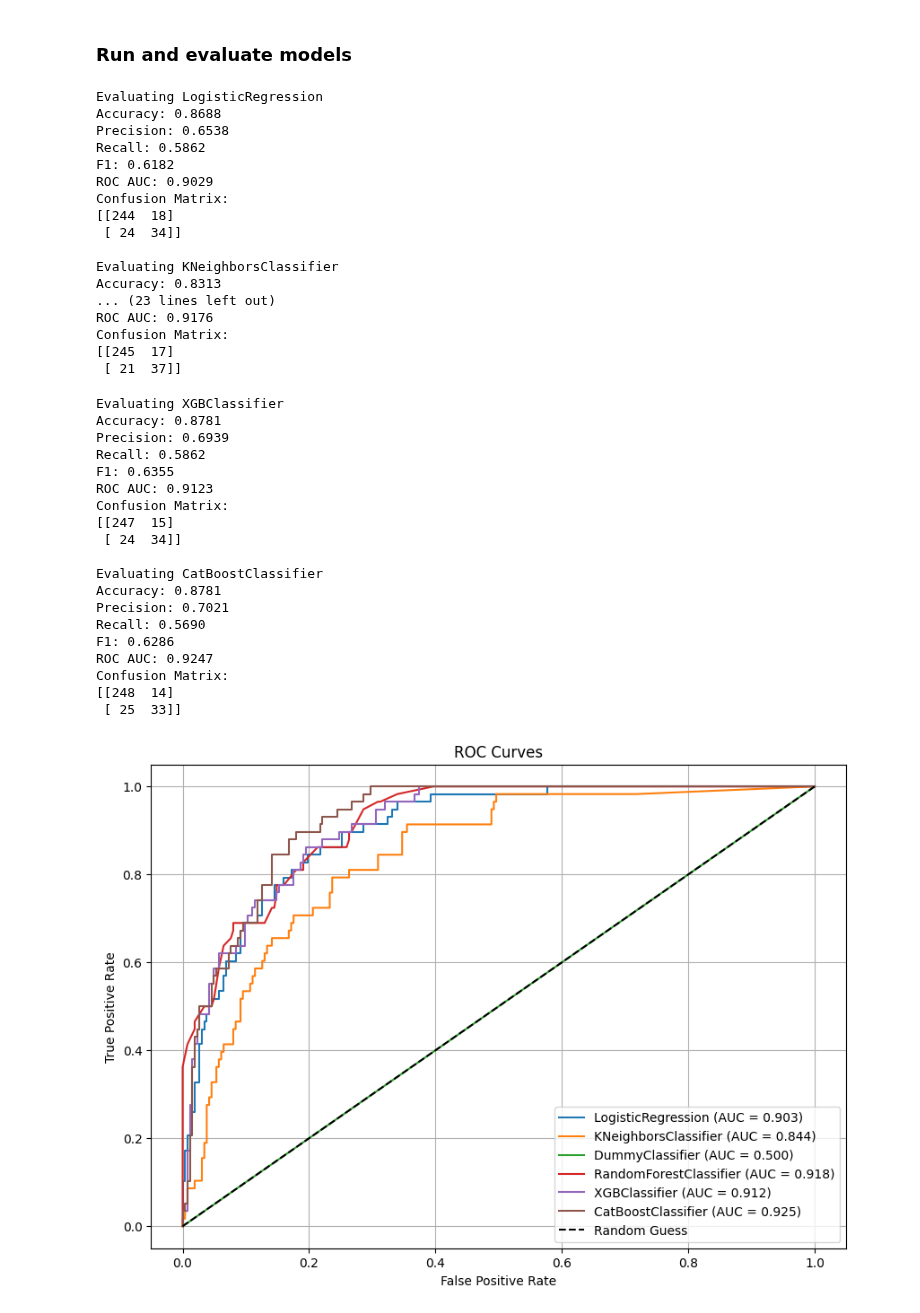
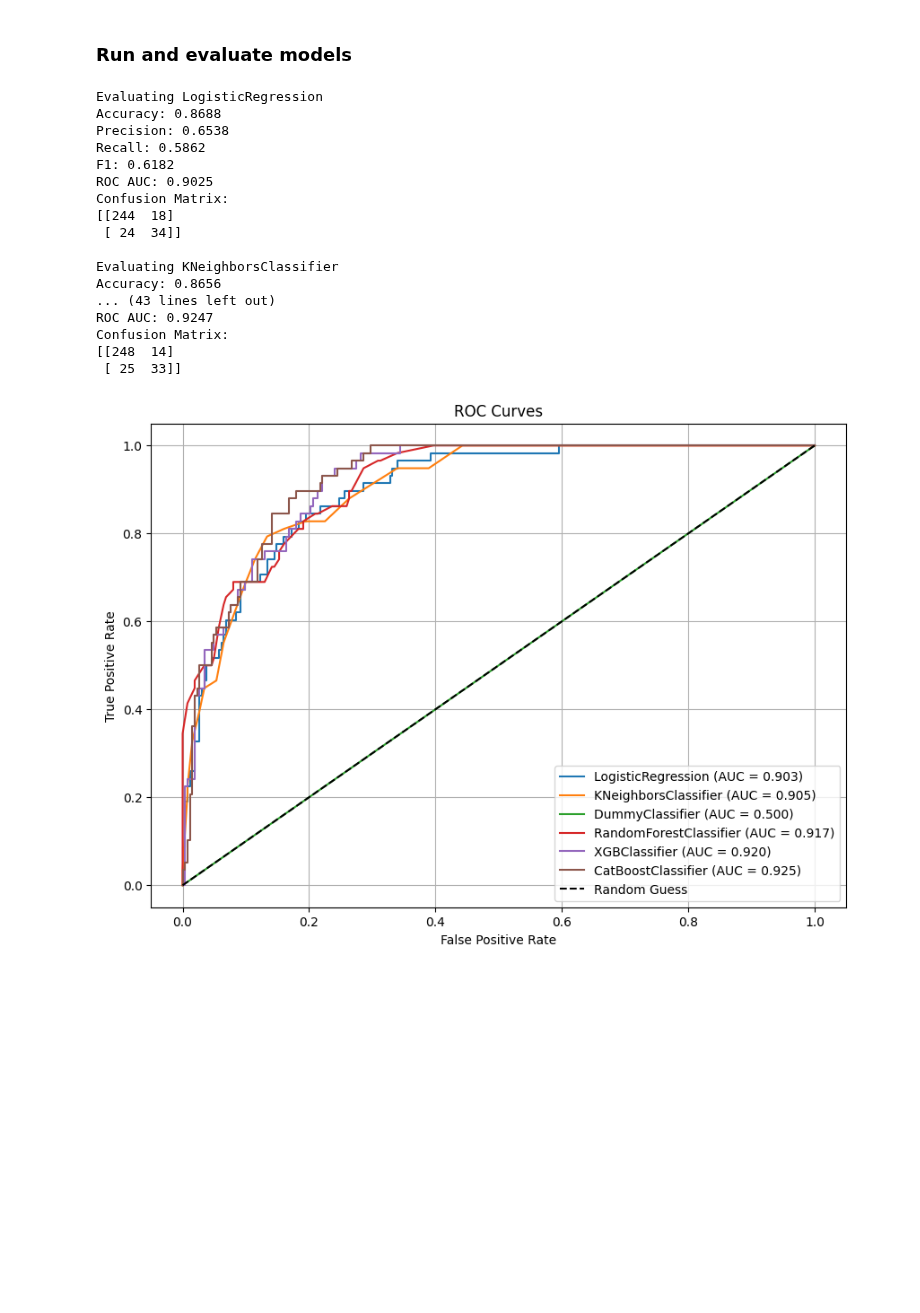
Before and after one commit to AlbertBS2/Predict-Bikes-Availability, a Jupyter notebook: main.ipynb, the cells around one changed output. Saved outputs shown, nothing was run; the diff lists cells and outputs as text; code cells hidden in the pictures; blank space fills up the shorter version.

Commit message:
Feat: Update using the normalized dataset

```diff
--- a/main.ipynb
+++ b/main.ipynb
@@ -16,61 +16,46 @@ from catboost import CatBoostClassifier
 log_reg = load_model_from_json(LogisticRegression, 'output/best_params/logreg_best_params.json')
 knn = load_model_from_json(KNeighborsClassifier, 'output/best_params/knn_best_params.json')
 naive = DummyClassifier(strategy='most_frequent', random_state=0)
-rf = load_model_from_json(RandomForestClassifier, 'output/best_params/rf_best.json')
+rf = load_model_from_json(RandomForestClassifier, 'output/best_params/rf_best_params.json')
 xgb = load_model_from_json(XGBClassifier, 'output/best_params/xgb_best_params.json')
 cb = load_model_from_json(CatBoostClassifier, 'output/best_params/catboost_best_params.json')
 
 
 models = [log_reg, knn, naive, rf, xgb, cb]
 
 # Load data
-X_train, X_test, y_train, y_test = load_and_split_data("data/preprocessed_dataset.csv",
+X_train, X_test, y_train, y_test = load_and_split_data("data/normalized_dataset.csv",
                                                        target_column='increase_stock',
                                                        class_zero='low_bike_demand',
                                                        test_size=0.2,
-                                                       convert_cat_target=True,
                                                        random_state=0)
 
 
 # Evaluate all models, and plot ROC curves
-results = fit_and_evaluate_multiple(models, X_train, y_train, X_test, y_test, verbose=True)
+results = fit_and_evaluate_multiple(models,
+                                    X_train,
+                                    y_train,
+                                    X_test,
+                                    y_test,
+                                    verbose=True)
 
 plot_roc_curves(results)
 # %% [output]
 Evaluating LogisticRegression
 Accuracy: 0.8688
 Precision: 0.6538
 Recall: 0.5862
 F1: 0.6182
-ROC AUC: 0.9029
+ROC AUC: 0.9025
 Confusion Matrix:
 [[244  18]
  [ 24  34]]
 
 Evaluating KNeighborsClassifier
-Accuracy: 0.8313
-... (23 lines left out)
-ROC AUC: 0.9176
+Accuracy: 0.8656
+... (43 lines left out)
+ROC AUC: 0.9247
 Confusion Matrix:
-[[245  17]
- [ 21  37]]
+[[248  14]
+ [ 25  33]]
-Evaluating XGBClassifier
-Accuracy: 0.8781
-Precision: 0.6939
-Recall: 0.5862
-F1: 0.6355
-ROC AUC: 0.9123
-Confusion Matrix:
-[[247  15]
- [ 24  34]]
-
-Evaluating CatBoostClassifier
-Accuracy: 0.8781
-Precision: 0.7021
-Recall: 0.5690
-F1: 0.6286
-ROC AUC: 0.9247
-Confusion Matrix:
-[[248  14]
- [ 25  33]]
-[figure, old version]
+[figure, new version]
```
Also changed, not shown: parts of 2 cells of this notebook.
